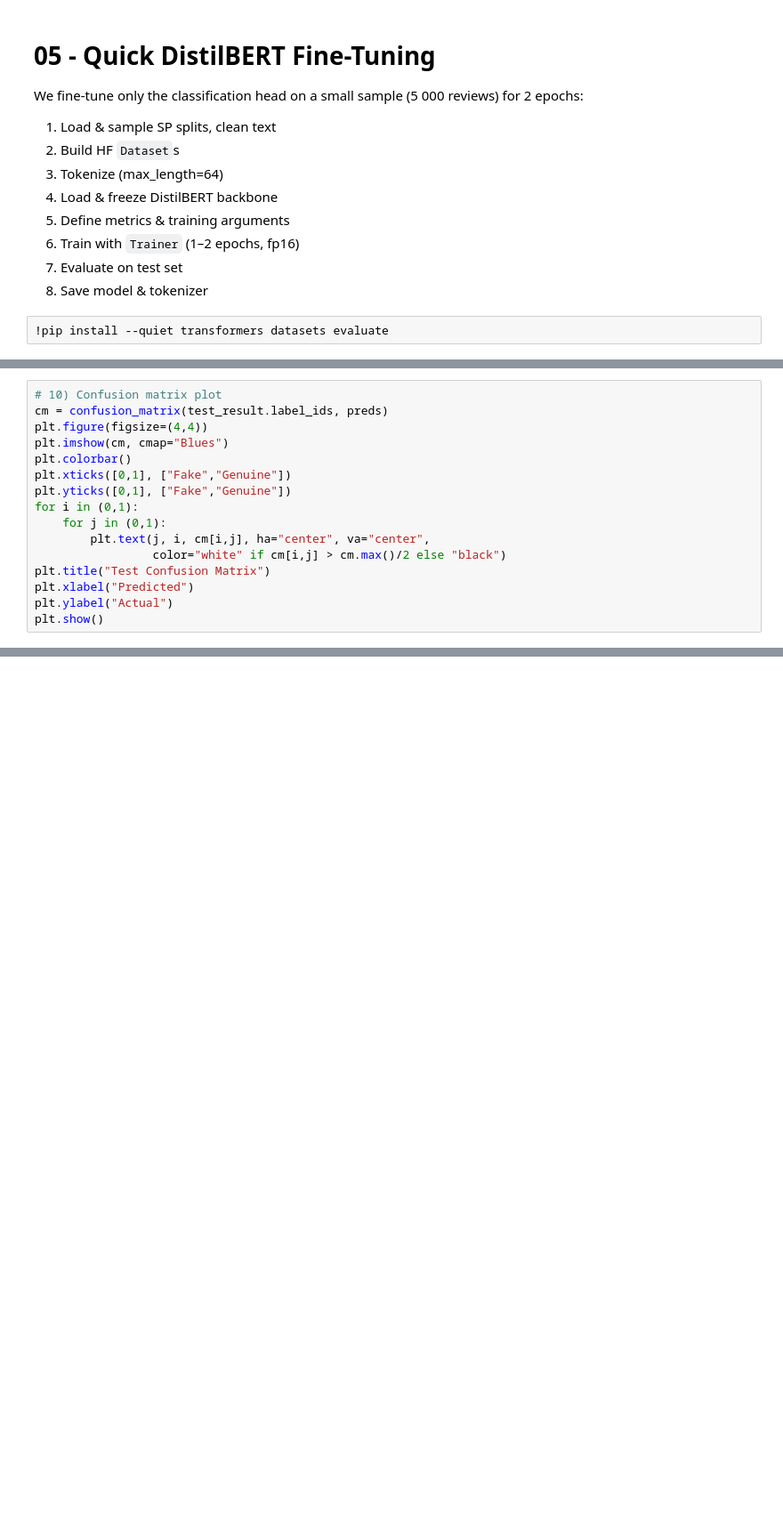
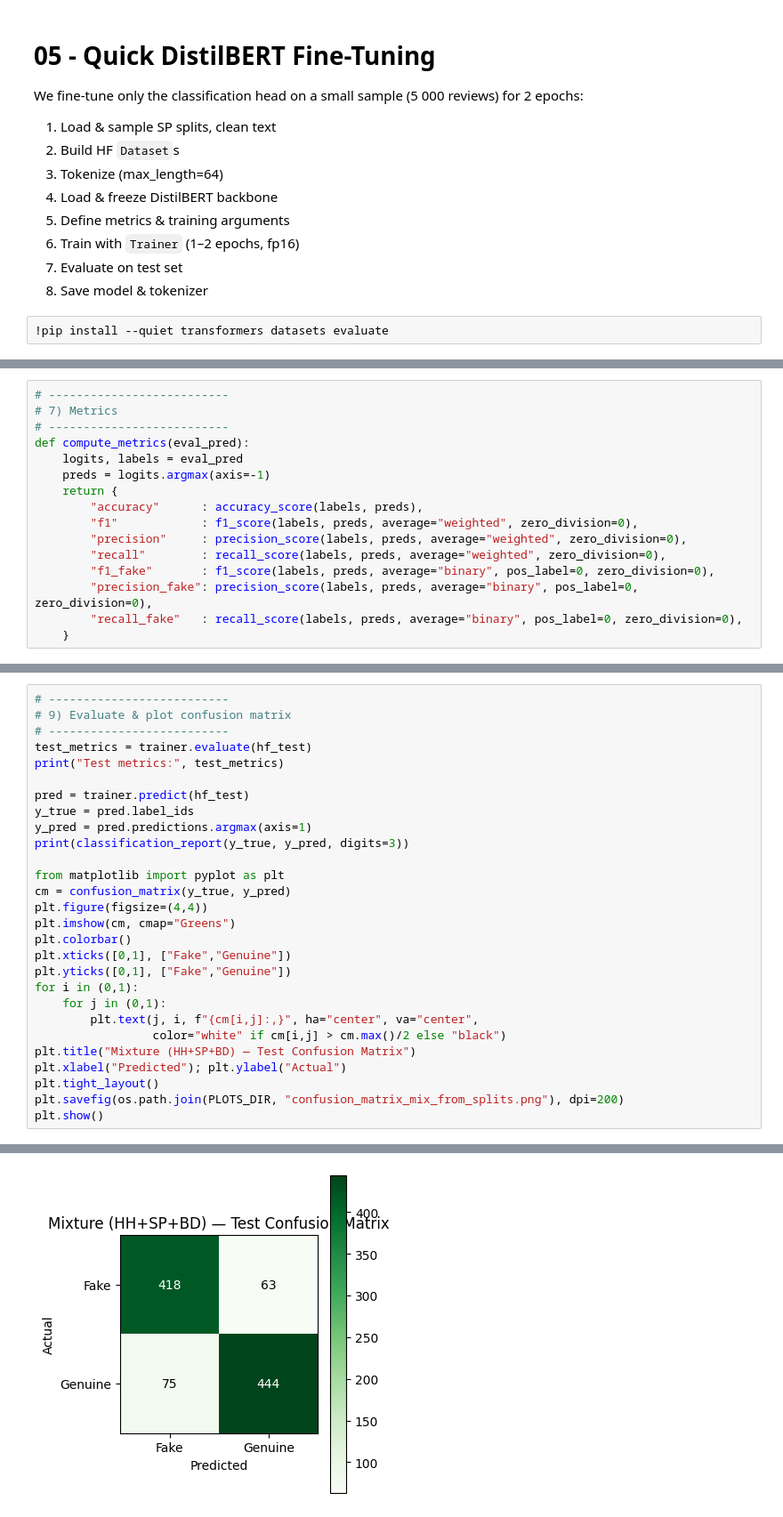
Before and after one commit to elicep01/fake-review-detector, a Jupyter notebook: notebooks/05_distilbert_finetune.ipynb, the cells around one changed output, grey strips where cells are left out. Shown: that part at 89% size. Cells and saved outputs as stored; diff of their text form; blank space fills up the shorter version.

```diff
--- a/notebooks/05_distilbert_finetune.ipynb
+++ b/notebooks/05_distilbert_finetune.ipynb
@@ -209,0 +332,16 @@ weighted avg      0.712     0.844     0.773    105164
+# %%
+# --------------------------
+# 7) Metrics
+# --------------------------
+def compute_metrics(eval_pred):
+    logits, labels = eval_pred
+    preds = logits.argmax(axis=-1)
+    return {
+        "accuracy"      : accuracy_score(labels, preds),
+        "f1"            : f1_score(labels, preds, average="weighted", zero_division=0),
+        "precision"     : precision_score(labels, preds, average="weighted", zero_division=0),
+        "recall"        : recall_score(labels, preds, average="weighted", zero_division=0),
+        "f1_fake"       : f1_score(labels, preds, average="binary", pos_label=0, zero_division=0),
+        "precision_fake": precision_score(labels, preds, average="binary", pos_label=0, zero_division=0),
+        "recall_fake"   : recall_score(labels, preds, average="binary", pos_label=0, zero_division=0),
+    }
@@ -210,16 +397,29 @@ weighted avg      0.712     0.844     0.773    105164
 # %%
-# 10) Confusion matrix plot
-cm = confusion_matrix(test_result.label_ids, preds)
+# --------------------------
+# 9) Evaluate & plot confusion matrix
+# --------------------------
+test_metrics = trainer.evaluate(hf_test)
+print("Test metrics:", test_metrics)
+
+pred = trainer.predict(hf_test)
+y_true = pred.label_ids
+y_pred = pred.predictions.argmax(axis=1)
+print(classification_report(y_true, y_pred, digits=3))
+
+from matplotlib import pyplot as plt
+cm = confusion_matrix(y_true, y_pred)
 plt.figure(figsize=(4,4))
-plt.imshow(cm, cmap="Blues")
+plt.imshow(cm, cmap="Greens")
 plt.colorbar()
 plt.xticks([0,1], ["Fake","Genuine"])
 plt.yticks([0,1], ["Fake","Genuine"])
 for i in (0,1):
     for j in (0,1):
-        plt.text(j, i, cm[i,j], ha="center", va="center",
+        plt.text(j, i, f"{cm[i,j]:,}", ha="center", va="center",
                  color="white" if cm[i,j] > cm.max()/2 else "black")
-plt.title("Test Confusion Matrix")
-plt.xlabel("Predicted")
-plt.ylabel("Actual")
+plt.title("Mixture (HH+SP+BD) — Test Confusion Matrix")
+plt.xlabel("Predicted"); plt.ylabel("Actual")
+plt.tight_layout()
+plt.savefig(os.path.join(PLOTS_DIR, "confusion_matrix_mix_from_splits.png"), dpi=200)
 plt.show()
+# %% [output]
@@ -226 +436,2 @@ plt.show()
+[figure, added]
 # %%
```
Also changed, not shown: parts of 21 cells of this notebook.
